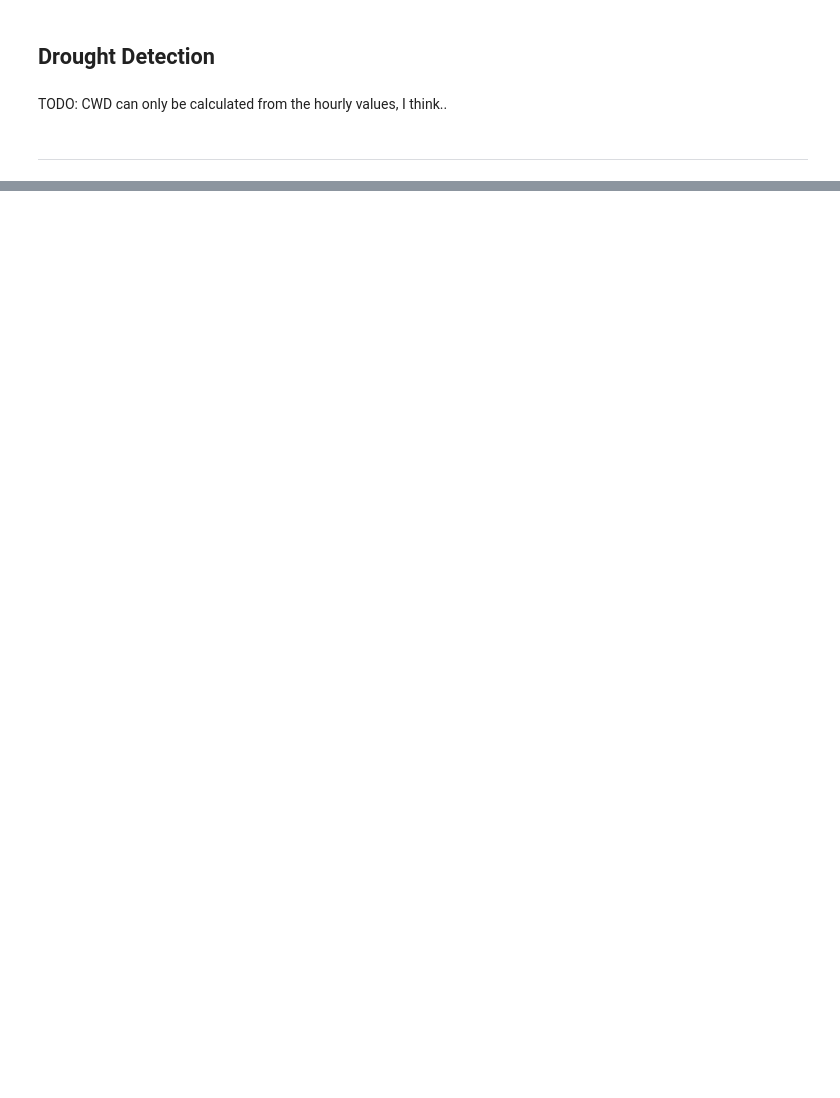
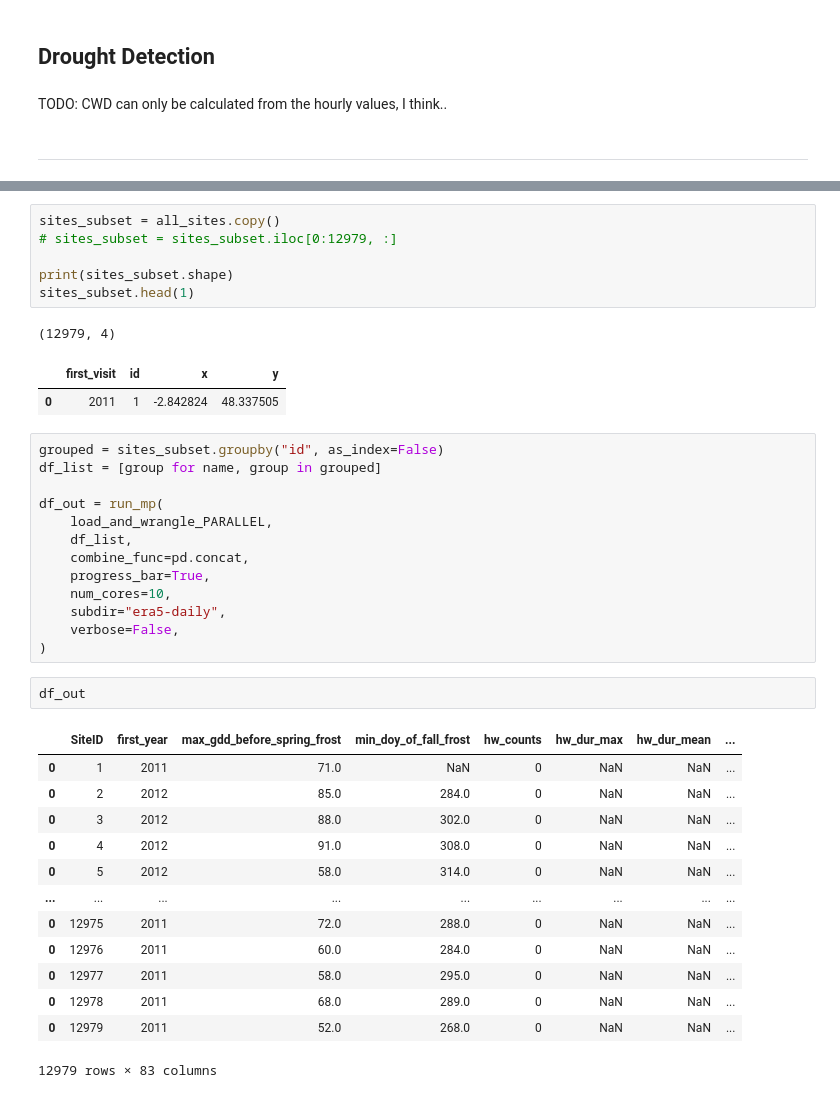
Before and after one commit to padasch/ifn_analysis, a Jupyter notebook: python/02_process_gee_data/process_era5_daily.ipynb, the cells around one changed output, grey strips where cells are left out. Saved outputs shown, nothing was run; the diff lists cells and outputs as text; blank space fills up the shorter version.

```diff
--- a/python/02_process_gee_data/process_era5_daily.ipynb
+++ b/python/02_process_gee_data/process_era5_daily.ipynb
@@ -1084,0 +418,39 @@ str("asd")
+# %%
+sites_subset = all_sites.copy()
+# sites_subset = sites_subset.iloc[0:12979, :]
+
+print(sites_subset.shape)
+sites_subset.head(1)
+# %% [output]
+(12979, 4)
+|  | first_visit | id | x | y |
+| 0 | 2011 | 1 | -2.842824 | 48.337505 |
+# %%
+grouped = sites_subset.groupby("id", as_index=False)
+df_list = [group for name, group in grouped]
+
+df_out = run_mp(
+    load_and_wrangle_PARALLEL,
+    df_list,
+    combine_func=pd.concat,
+    progress_bar=True,
+    num_cores=10,
+    subdir="era5-daily",
+    verbose=False,
+)
+# %%
+df_out
+# %% [output]
+|  | SiteID | first_year | max_gdd_before_spring_frost | min_doy_of_fall_frost | hw_counts | hw_dur_max | hw_dur_mean | ... |
+| 0 | 1 | 2011 | 71.0 | NaN | 0 | NaN | NaN | ... |
+| 0 | 2 | 2012 | 85.0 | 284.0 | 0 | NaN | NaN | ... |
+| 0 | 3 | 2012 | 88.0 | 302.0 | 0 | NaN | NaN | ... |
+| 0 | 4 | 2012 | 91.0 | 308.0 | 0 | NaN | NaN | ... |
+| 0 | 5 | 2012 | 58.0 | 314.0 | 0 | NaN | NaN | ... |
+| ... | ... | ... | ... | ... | ... | ... | ... | ... |
+| 0 | 12975 | 2011 | 72.0 | 288.0 | 0 | NaN | NaN | ... |
+| 0 | 12976 | 2011 | 60.0 | 284.0 | 0 | NaN | NaN | ... |
+| 0 | 12977 | 2011 | 58.0 | 295.0 | 0 | NaN | NaN | ... |
+| 0 | 12978 | 2011 | 68.0 | 289.0 | 0 | NaN | NaN | ... |
+| 0 | 12979 | 2011 | 52.0 | 268.0 | 0 | NaN | NaN | ... |
+12979 rows × 83 columns
```
Also changed, not shown: parts of 42 cells of this notebook, 21 other files.
